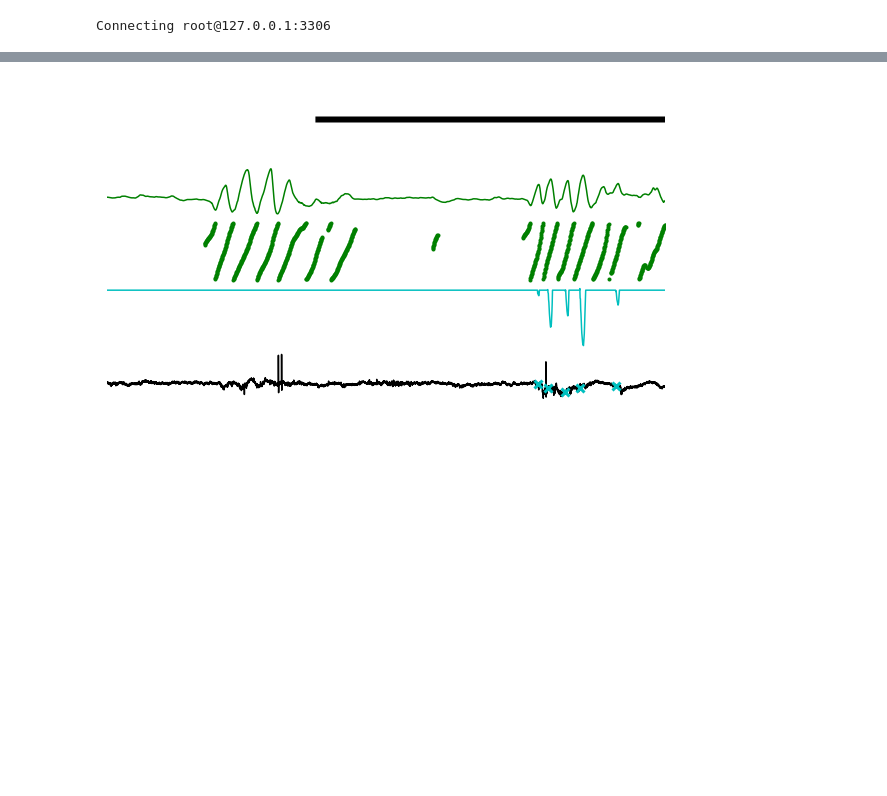
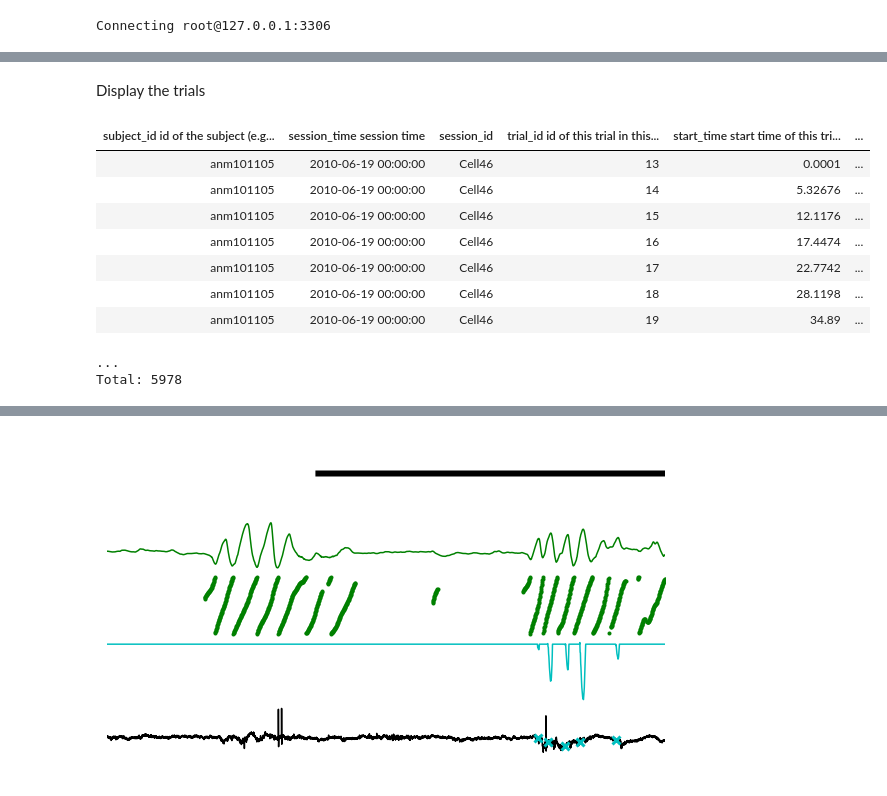
Before and after one commit to vathes/Hires-Gutnisky-2015, a Jupyter notebook: Notebooks/Hires-Gutnisky-2015 Example.ipynb, the cells around one changed output, grey strips where cells are left out. Drawn from its saved outputs; the diff is of its cells as text; code cells hidden in the pictures; blank space fills up the shorter version.

```diff
--- a/Notebooks/Hires-Gutnisky-2015 Example.ipynb
+++ b/Notebooks/Hires-Gutnisky-2015 Example.ipynb
@@ -37,0 +85,15 @@ dj.ERD(all_erd)
+# %% [markdown]
+Display the trials
+# %%
+acquisition.TrialSet.Trial()
+# %% [output]
+| subject_id id of the subject (e.g... | session_time session time | session_id | trial_id id of this trial in this... | start_time start time of this tri... | ... |
+| anm101105 | 2010-06-19 00:00:00 | Cell46 | 13 | 0.0001 | ... |
+| anm101105 | 2010-06-19 00:00:00 | Cell46 | 14 | 5.32676 | ... |
+| anm101105 | 2010-06-19 00:00:00 | Cell46 | 15 | 12.1176 | ... |
+| anm101105 | 2010-06-19 00:00:00 | Cell46 | 16 | 17.4474 | ... |
+| anm101105 | 2010-06-19 00:00:00 | Cell46 | 17 | 22.7742 | ... |
+| anm101105 | 2010-06-19 00:00:00 | Cell46 | 18 | 28.1198 | ... |
+| anm101105 | 2010-06-19 00:00:00 | Cell46 | 19 | 34.89 | ... |
+...
+Total: 5978
```
Also changed, not shown: parts of 29 cells of this notebook, 1 other file.
